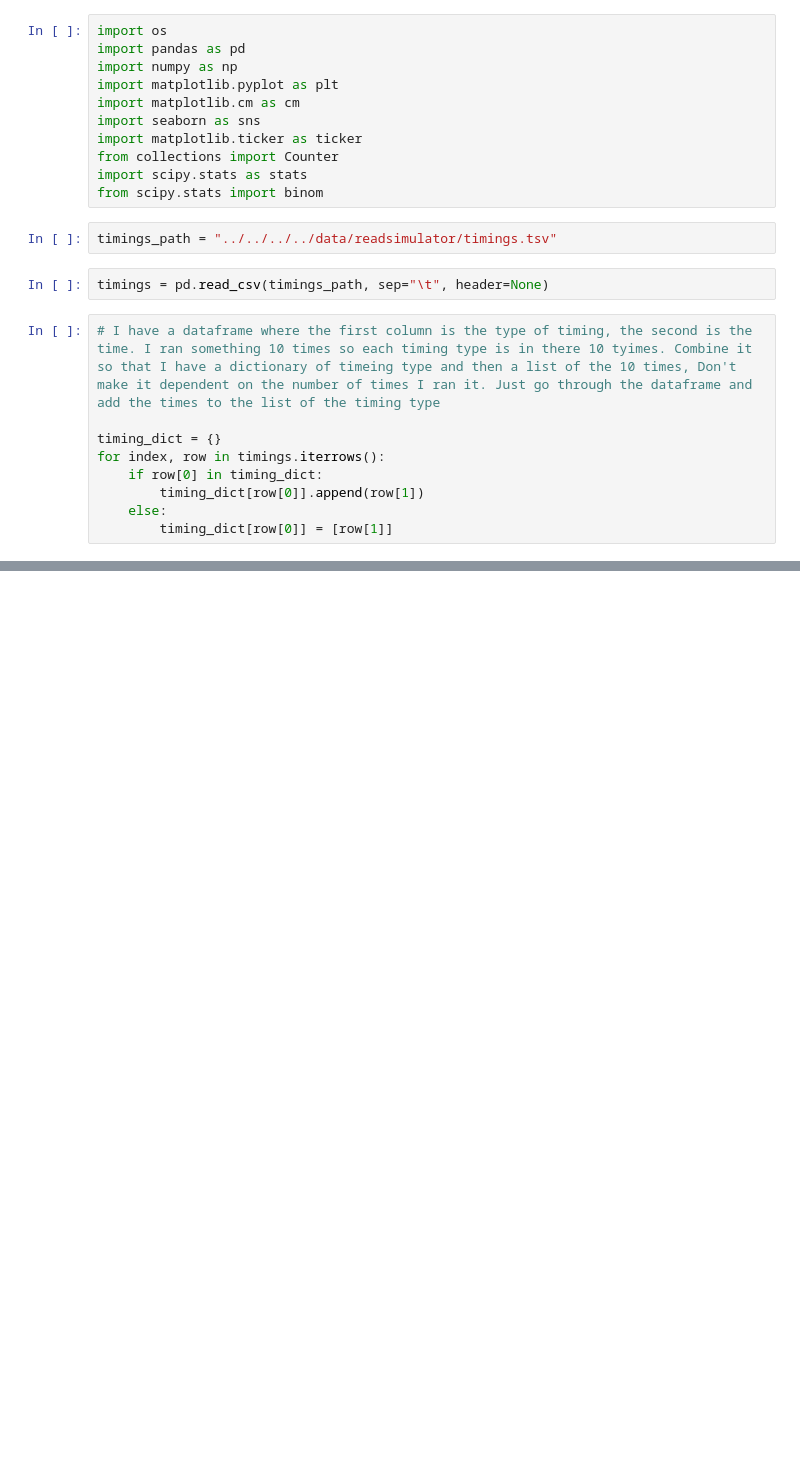
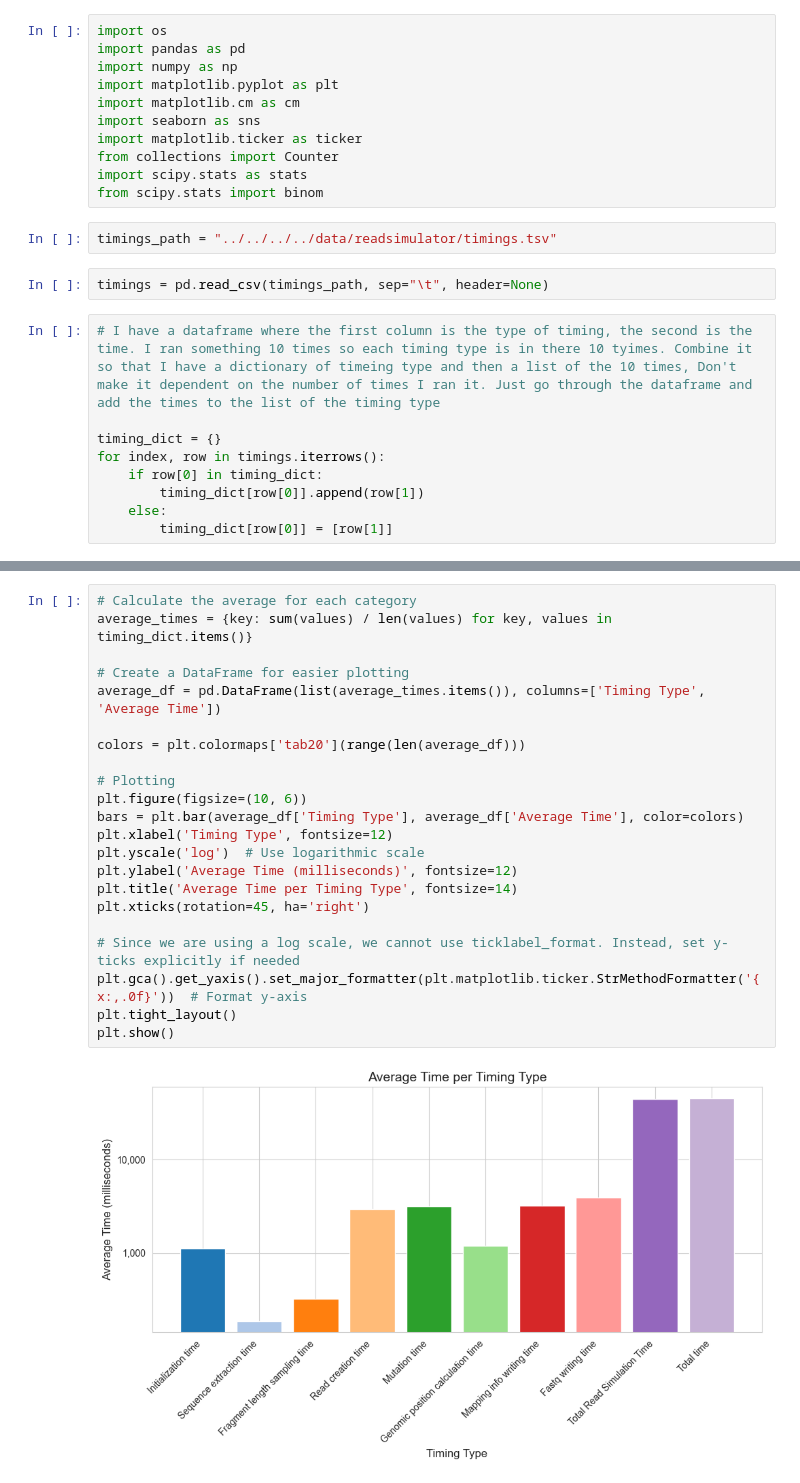
Before and after one commit to IngiumDev/gobi, a Jupyter notebook: src/main/Analysis/readsimulator/analyze_read_simulator_timing.ipynb, the cells around one changed output, grey strips where cells are left out. Drawn from its saved outputs; the diff is of its cells as text; blank space fills up the shorter version.

```diff
--- a/src/main/Analysis/readsimulator/analyze_read_simulator_timing.ipynb
+++ b/src/main/Analysis/readsimulator/analyze_read_simulator_timing.ipynb
@@ -24,0 +44,24 @@ for index, row in timings.iterrows():
+# %%
+# Calculate the average for each category
+average_times = {key: sum(values) / len(values) for key, values in timing_dict.items()}
+
+# Create a DataFrame for easier plotting
+average_df = pd.DataFrame(list(average_times.items()), columns=['Timing Type', 'Average Time'])
+
+colors = plt.colormaps['tab20'](range(len(average_df)))
+
+# Plotting
+plt.figure(figsize=(10, 6))
+bars = plt.bar(average_df['Timing Type'], average_df['Average Time'], color=colors)
+plt.xlabel('Timing Type', fontsize=12)
+plt.yscale('log')  # Use logarithmic scale
+plt.ylabel('Average Time (milliseconds)', fontsize=12)
+plt.title('Average Time per Timing Type', fontsize=14)
+plt.xticks(rotation=45, ha='right')
+
+# Since we are using a log scale, we cannot use ticklabel_format. Instead, set y-ticks explicitly if needed
+plt.gca().get_yaxis().set_major_formatter(plt.matplotlib.ticker.StrMethodFormatter('{x:,.0f}'))  # Format y-axis
+plt.tight_layout()
+plt.show()
+# %% [output]
+[figure, added]
```
Also changed, not shown: parts of 1 cell of this notebook, 2 other files.
